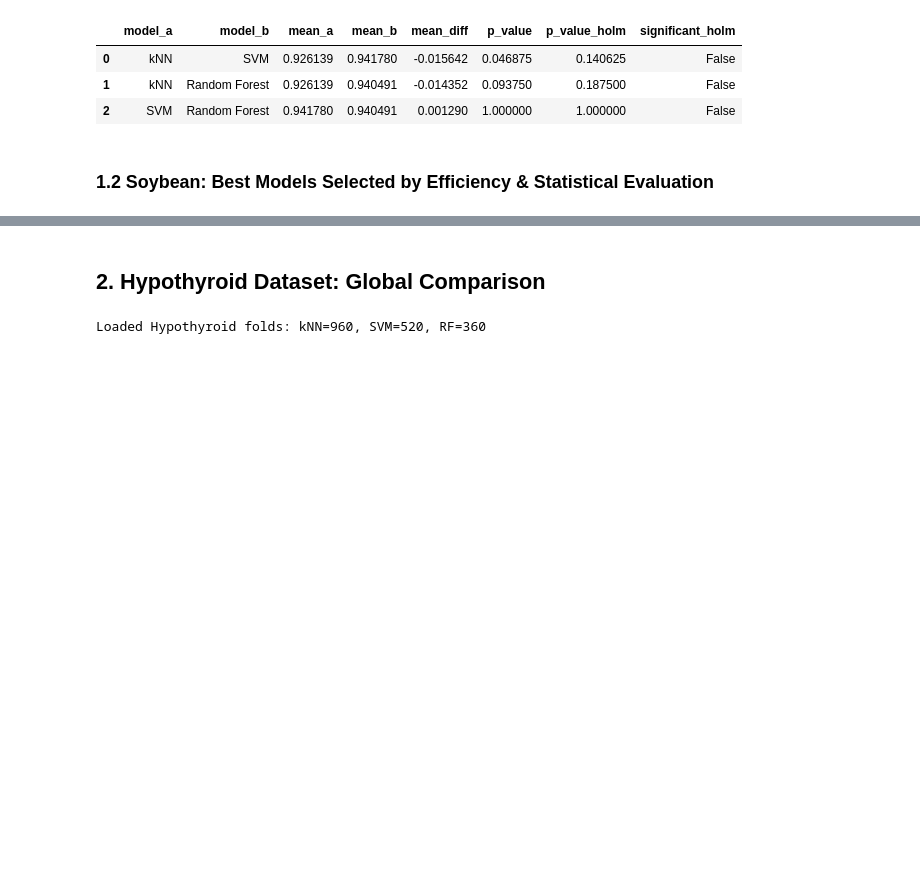
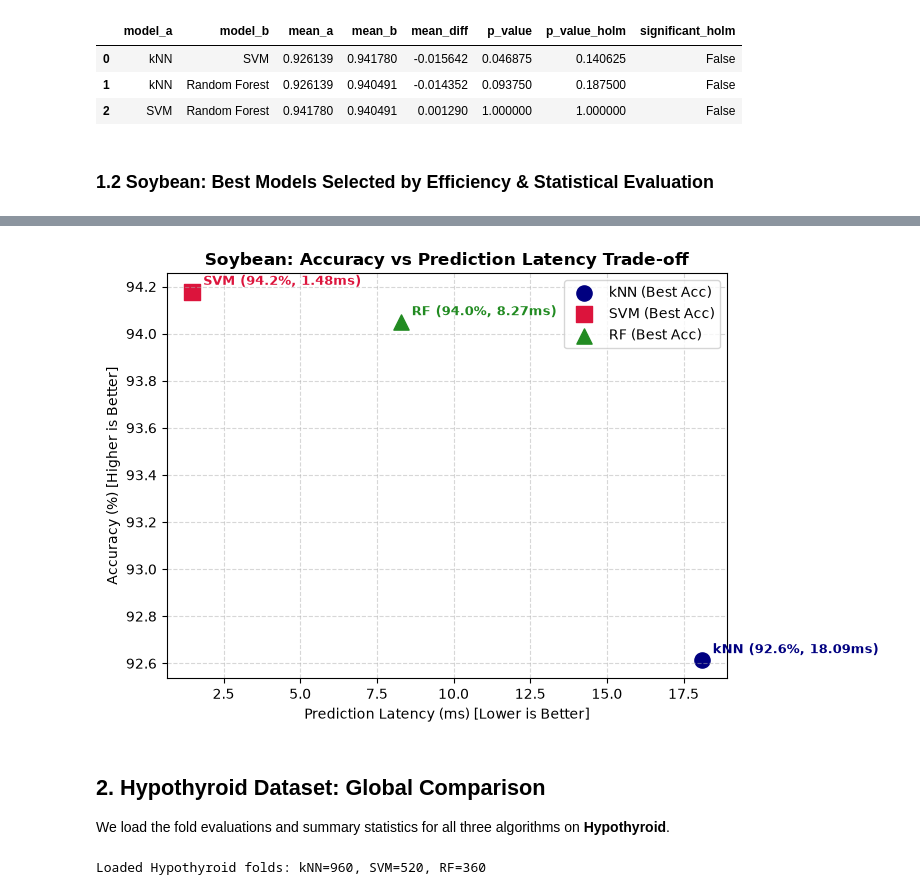
Before and after one commit to emrekoymen/IML-Lab-2026, a Jupyter notebook: Work2/analysis/04_algorithm_comparison.ipynb, the cells around one changed output, grey strips where cells are left out. Drawn from its saved outputs; the diff is of its cells as text; code cells hidden in the pictures; blank space fills up the shorter version.

```diff
--- a/Work2/analysis/04_algorithm_comparison.ipynb
+++ b/Work2/analysis/04_algorithm_comparison.ipynb
@@ -217,8 +233,37 @@ Soybean Prediction Time Friedman Omnibus Test (lower is better):
 | 0 | kNN | SVM | 18.08878 | 1.47513 | 16.61365 | 0.001953 | 0.005859 | True |
 | 1 | kNN | Random Forest | 18.08878 | 8.27439 | 9.81439 | 0.001953 | 0.005859 | True |
 | 2 | SVM | Random Forest | 1.47513 | 8.27439 | -6.79926 | 0.001953 | 0.005859 | True |
+# %%
+# Soybean Pareto Frontier: Accuracy vs Prediction Latency
+fig, ax = plt.subplots(figsize=(8, 5))
+
+# Plot accuracy-oriented points
+ax.scatter(piv_eff_soy["kNN"].mean(), piv_acc_soy["kNN"].mean()*100, color="navy", s=120, label="kNN (Best Acc)", marker="o")
+ax.scatter(piv_eff_soy["SVM"].mean(), piv_acc_soy["SVM"].mean()*100, color="crimson", s=120, label="SVM (Best Acc)", marker="s")
+ax.scatter(piv_eff_soy["Random Forest"].mean(), piv_acc_soy["Random Forest"].mean()*100, color="forestgreen", s=120, label="RF (Best Acc)", marker="^")
+
+for algo, col, x, y in [
+    ("kNN", "navy", piv_eff_soy["kNN"].mean(), piv_acc_soy["kNN"].mean()*100),
+    ("SVM", "crimson", piv_eff_soy["SVM"].mean(), piv_acc_soy["SVM"].mean()*100),
+    ("RF", "forestgreen", piv_eff_soy["Random Forest"].mean(), piv_acc_soy["Random Forest"].mean()*100)
+]:
+    ax.annotate(f"{algo} ({y:.1f}%, {x:.2f}ms)", (x, y), textcoords="offset points", xytext=(8, 5), fontsize=9, fontweight="bold", color=col)
+
+ax.set_title("Soybean: Accuracy vs Prediction Latency Trade-off", fontsize=12, fontweight="bold")
+ax.set_xlabel("Prediction Latency (ms) [Lower is Better]", fontsize=10)
+ax.set_ylabel("Accuracy (%) [Higher is Better]", fontsize=10)
+ax.grid(True, linestyle="--", alpha=0.5)
+ax.legend(frameon=True)
+plt.tight_layout()
+pareto_soy_path = COMPARISON_DIR / "soybean_pareto_tradeoff.png"
+plt.savefig(pareto_soy_path, dpi=150)
+plt.show()
+# %% [output]
+[figure, added]
 # %% [markdown]
 ## 2. Hypothyroid Dataset: Global Comparison
+
+We load the fold evaluations and summary statistics for all three algorithms on **Hypothyroid**.
 # %%
 # Dynamically load fold results for all three algorithms on Hypothyroid
 df_knn_hypo = load_fold_results("knn", "hypothyroid")
```
Also changed, not shown: parts of 14 cells of this notebook, 11 other files.
